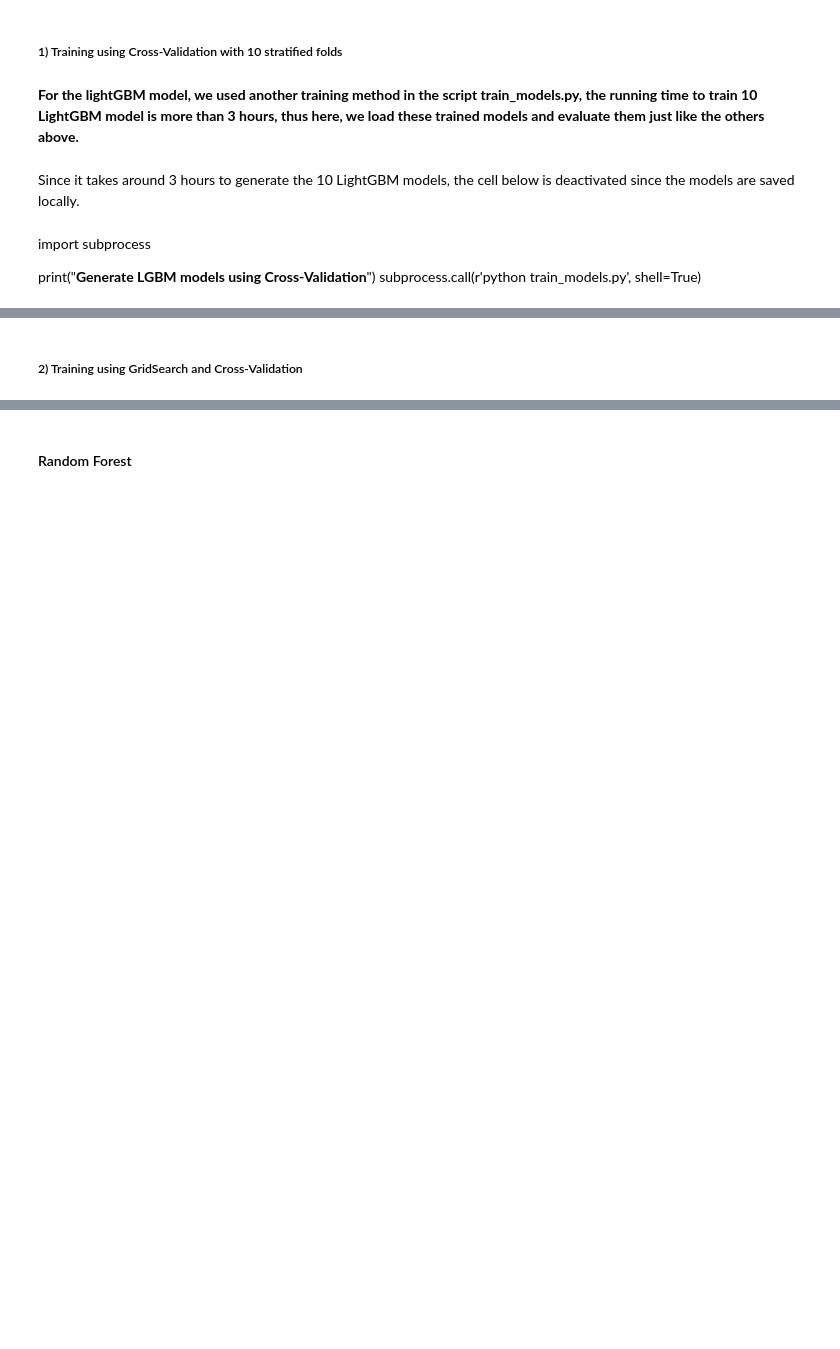
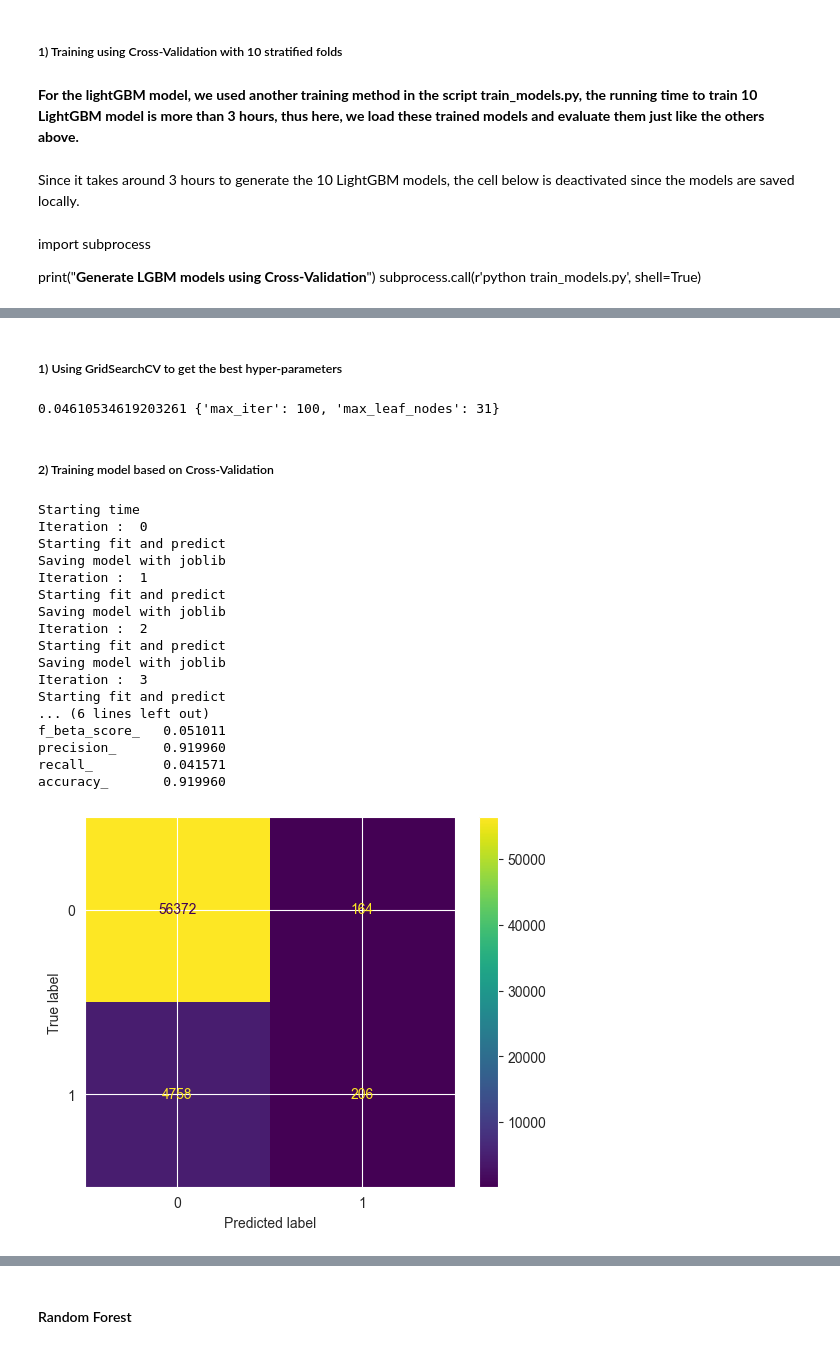
Before and after one commit to oumeima-elgharbi/P7_Data_Science_OpenClassrooms, a Jupyter notebook: model_development/P7_02_prediction.ipynb, the cells around one changed output, grey strips where cells are left out. Cells and saved outputs as stored; diff of their text form; code cells hidden in the pictures; blank space fills up the shorter version.

```diff
--- a/model_development/P7_02_prediction.ipynb
+++ b/model_development/P7_02_prediction.ipynb
@@ -259,0 +293,2 @@ KeyboardInterrupt:
+# %% [markdown]
+##### 1) Using GridSearchCV to get the best hyper-parameters
@@ -260,2 +305,40 @@ KeyboardInterrupt:
+# %%
+histBoost_clf = HistGradientBoostingClassifier()
+
+score, params = make_grisearch(histBoost_clf, X, y, param_grid=params)
+print(score, params)
+# %% [output]
+0.04610534619203261 {'max_iter': 100, 'max_leaf_nodes': 31}
 # %% [markdown]
-##### 2) Training using GridSearch and Cross-Validation
+##### 2) Training model based on Cross-Validation
+# %%
+histBoost_clf = HistGradientBoostingClassifier(max_iter=100, max_leaf_nodes=31)
+score, mc = evaluate(histBoost_clf,
+                     'HistBoost',
+                     X,
+                     y,
+                     k_fold=5,
+                     beta=2,
+                     show_confusion_matrice=True,
+                     apply_smote=False,
+                     smote_params=None)
+#print(score)
+# %% [output]
+Starting time
+Iteration :  0
+Starting fit and predict
+Saving model with joblib
+Iteration :  1
+Starting fit and predict
+Saving model with joblib
+Iteration :  2
+Starting fit and predict
+Saving model with joblib
+Iteration :  3
+Starting fit and predict
+... (6 lines left out)
+f_beta_score_   0.051011
+precision_      0.919960
+recall_         0.041571
+accuracy_       0.919960
+[figure, added]
```
Also changed, not shown: parts of 21 cells of this notebook, 2 other files.
